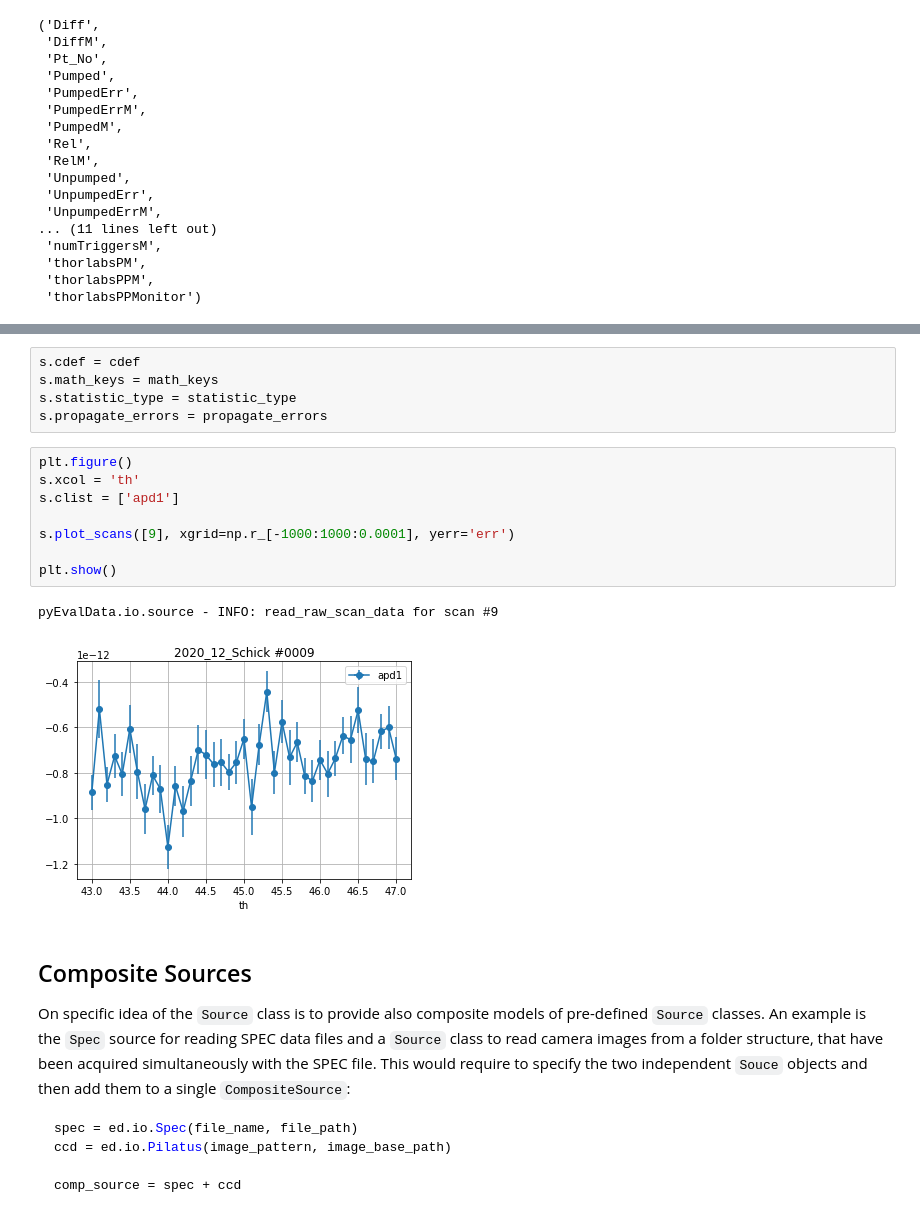
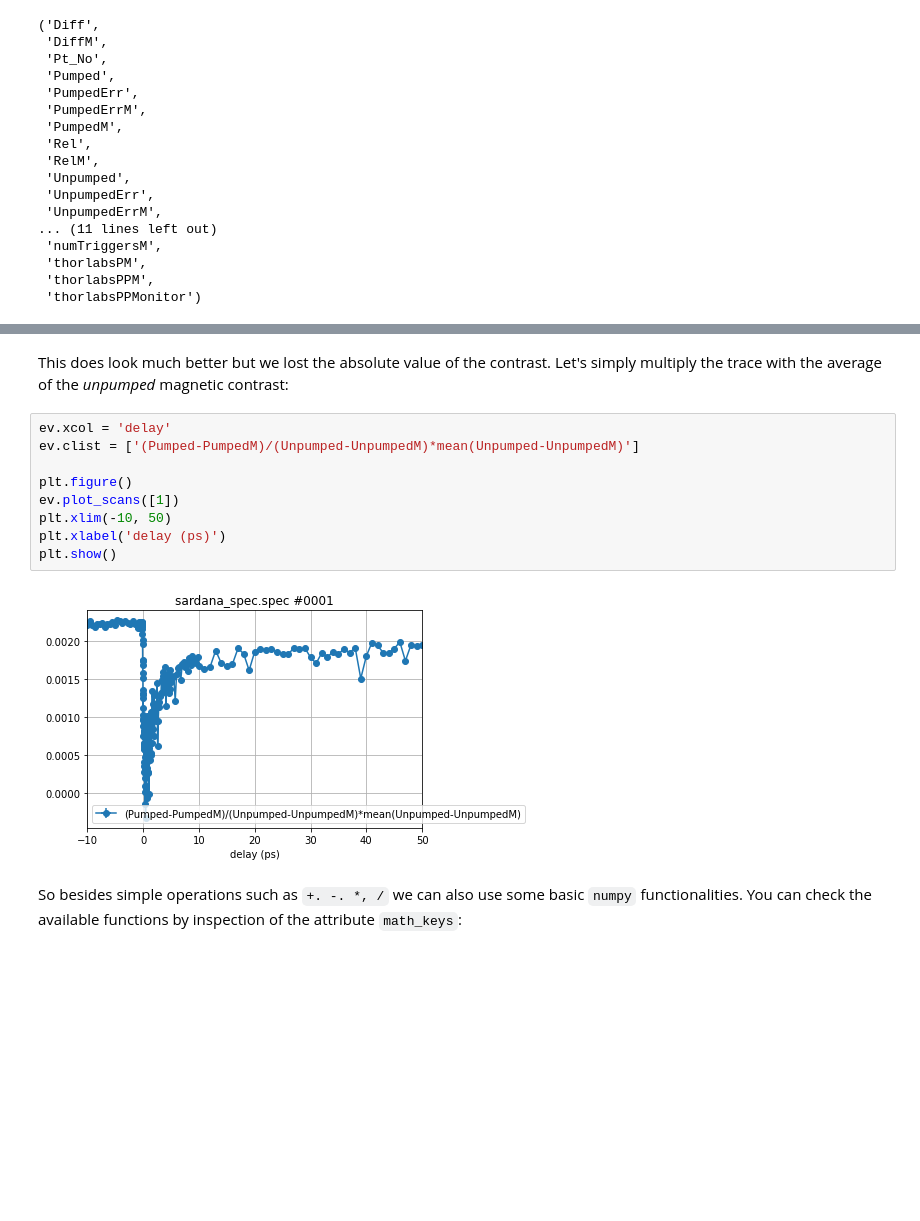
Before and after one commit to dschick/pyEvalData, a Jupyter notebook: docs/source/examples/evaluation.ipynb, the cells around one changed output, grey strips where cells are left out. Cells and saved outputs as stored; diff of their text form; blank space fills up the shorter version.

````diff
--- a/docs/source/examples/evaluation.ipynb
+++ b/docs/source/examples/evaluation.ipynb
@@ -234,28 +166,19 @@ math_keys = ['mean', 'sum', 'diff', 'max', 'min', 'round', 'abs',
-# %%
-s.cdef = cdef
-s.math_keys = math_keys
-s.statistic_type = statistic_type
-s.propagate_errors = propagate_errors
-# %%
-plt.figure()
-s.xcol = 'th'
-s.clist = ['apd1']
-
-s.plot_scans([9], xgrid=np.r_[-1000:1000:0.0001], yerr='err')
-
-plt.show()
-# %% [output]
-pyEvalData.io.source - INFO: read_raw_scan_data for scan #9
-[figure, removed]
-# %% [markdown]
-## Composite Sources
-
-On specific idea of the `Source` class is to provide also composite models of pre-defined `Source` classes.
-An example is the `Spec` source for reading SPEC data files and a `Source` class to read camera images from a folder structure, that have been acquired simultaneously with the SPEC file.
-This would require to specify the two independent `Souce` objects and then add them to a single `CompositeSource`:
-```python
-spec = ed.io.Spec(file_name, file_path)
-ccd = ed.io.Pilatus(image_pattern, image_base_path)
-
-comp_source = spec + ccd
-```
+# %% [markdown]
+This does look much better but we lost the absolute value of the contrast.
+Let's simply multiply the trace with the average of the *unpumped* magnetic
+contrast:
+# %%
+ev.xcol = 'delay'
+ev.clist = ['(Pumped-PumpedM)/(Unpumped-UnpumpedM)*mean(Unpumped-UnpumpedM)']
+
+plt.figure()
+ev.plot_scans([1])
+plt.xlim(-10, 50)
+plt.xlabel('delay (ps)')
+plt.show()
+# %% [output]
+[figure, added]
+# %% [markdown]
+So besides simple operations such as `+. -. *, /` we can also use some basic
+`numpy` functionalities. You can check the available functions by inspection
+of the attribute `math_keys`:
````
Also changed, not shown: parts of 43 cells of this notebook, 1 other file.
